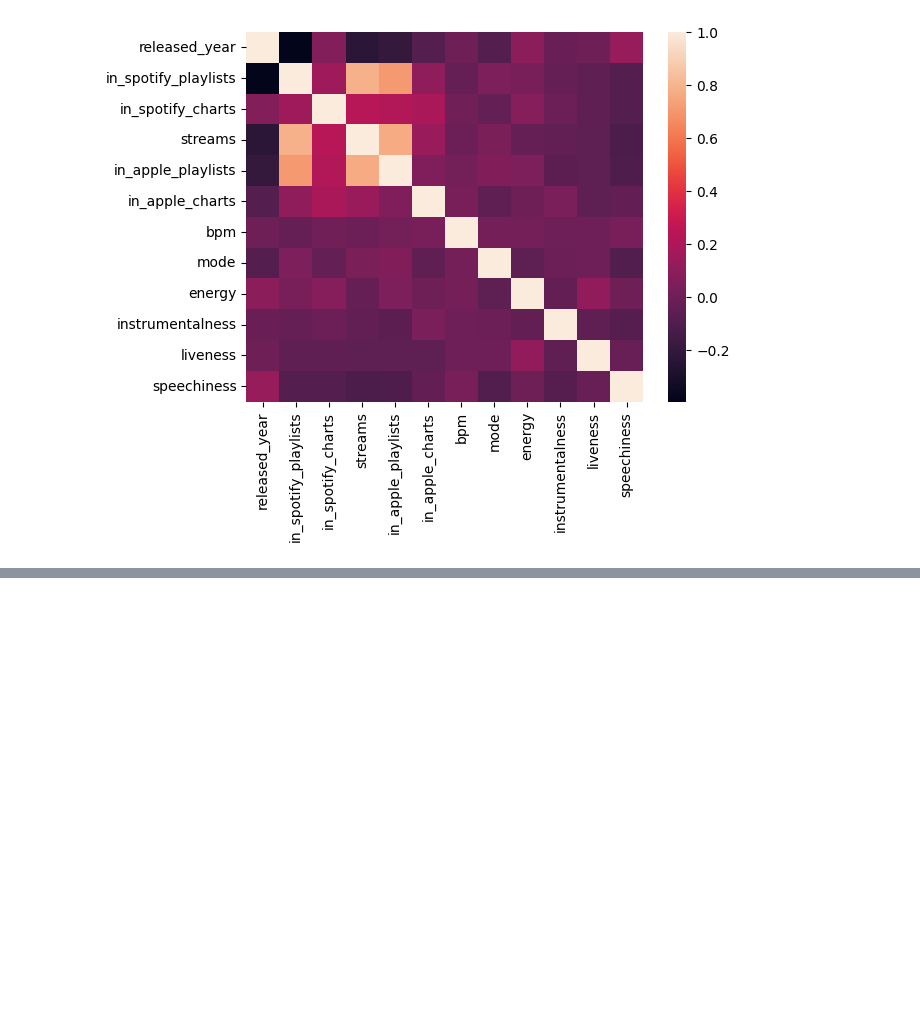
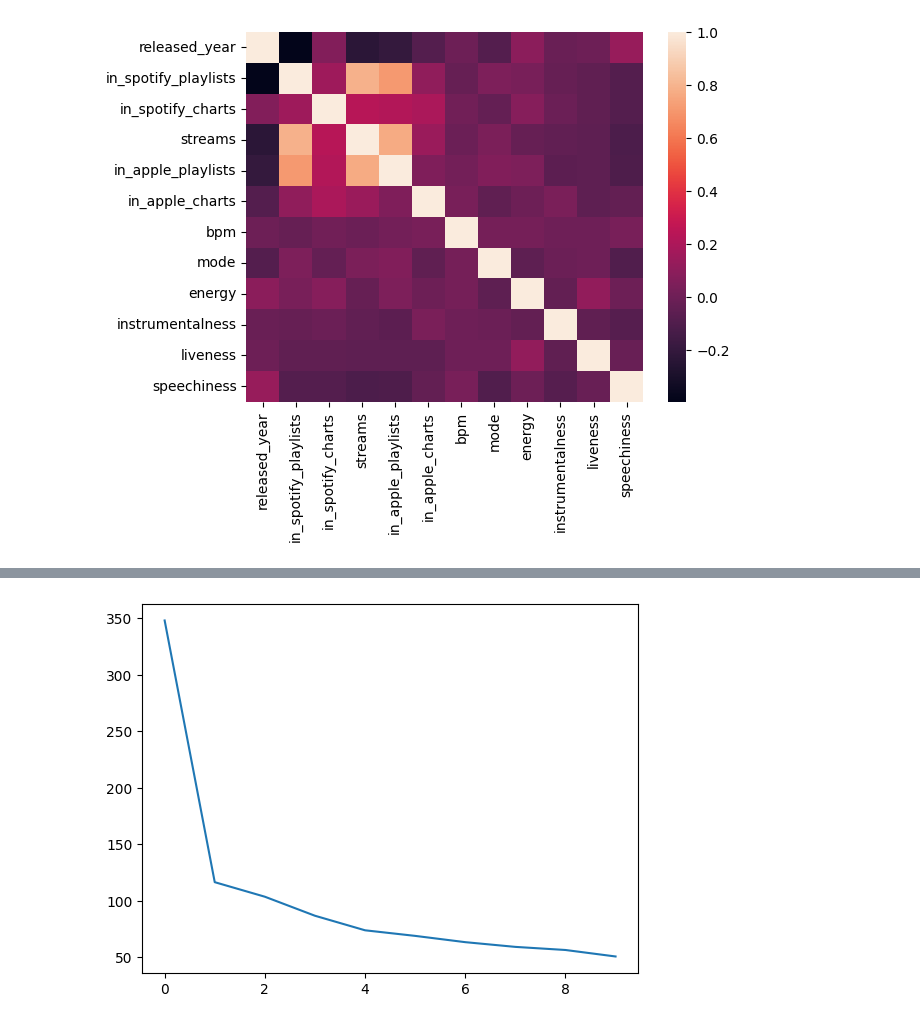
Before and after one commit to filiptrivan/mini-ml-projects, a Jupyter notebook: clustering-kmeans.ipynb, the cells around one changed output, grey strips where cells are left out. Saved outputs shown, nothing was run; the diff lists cells and outputs as text; code cells hidden in the pictures; blank space fills up the shorter version.

```diff
--- a/clustering-kmeans.ipynb
+++ b/clustering-kmeans.ipynb
@@ -70,0 +89,12 @@ plt.show()
+# %%
+data = data[['in_spotify_charts', 'bpm', 'mode', 'energy', 'liveness']] # Double brackets
+# %%
+# Normalization
+from sklearn.preprocessing import MinMaxScaler
+
+print(data.describe())
+
+numpy_array = MinMaxScaler().fit_transform(data)
+data = pd.DataFrame(columns=data.columns, data=numpy_array)
+
+print(data.describe())
@@ -70,0 +120,14 @@ plt.show()
+# %%
+# Elbow
+import sklearn.cluster as cluster
+
+wcss = [] # Within-Cluster Sum of Squares
+
+for i in range(1, 11):
+    kmeans = cluster.KMeans(n_clusters=i).fit(data)
+    wcss.append(kmeans.inertia_)
+
+plt.plot(wcss)
+plt.show()
+# %% [output]
+[figure, added]
```
Also changed, not shown: parts of 7 cells of this notebook.
